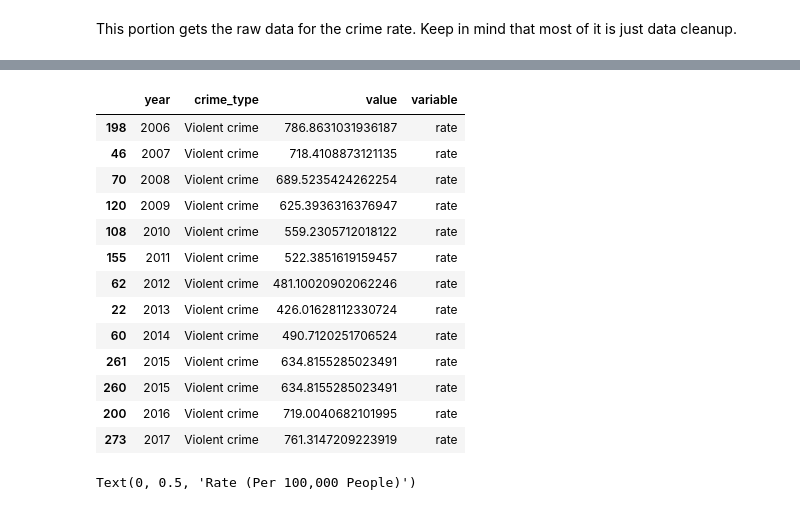
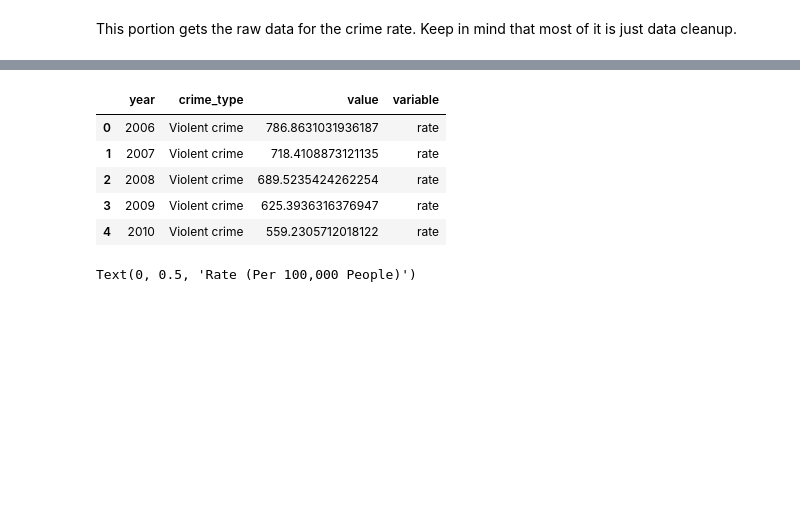
Before and after one commit to MikeAnderson89/National-Crime-Rate-Correlations, a Jupyter notebook: Los Angeles/Los_Angeles_Crime_Rate_Analysis.ipynb, the cells around one changed output, grey strips where cells are left out. Cells and saved outputs as stored; diff of their text form; code cells hidden in the pictures; blank space fills up the shorter version.

```diff
--- a/Los Angeles/Los_Angeles_Crime_Rate_Analysis.ipynb
+++ b/Los Angeles/Los_Angeles_Crime_Rate_Analysis.ipynb
@@ -56,5 +44,6 @@ crime_rate_df
 
 violent_crime_df = crime_rate_df.loc[crime_rate_df['crime_type'] == 'Violent crime']
 
-#violent_crime_df
+violent_crime_df = violent_crime_df.reset_index()
+violent_crime_df.head()
 # %% [output]
@@ -80,22 +61,14 @@ violent_crime_df = crime_rate_df.loc[crime_rate_df['crime_type'] == 'Violent cri
 # %%
 #Getting only the data we need
 violent_crime_df = violent_crime_df[['year','crime_type', 'value', 'variable']]
-#violent_crime_df
+violent_crime_df.head()
 # %% [output]
 |  | year | crime_type | value | variable |
-| 198 | 2006 | Violent crime | 786.8631031936187 | rate |
-| 46 | 2007 | Violent crime | 718.4108873121135 | rate |
-| 70 | 2008 | Violent crime | 689.5235424262254 | rate |
-| 120 | 2009 | Violent crime | 625.3936316376947 | rate |
-| 108 | 2010 | Violent crime | 559.2305712018122 | rate |
-| 155 | 2011 | Violent crime | 522.3851619159457 | rate |
-| 62 | 2012 | Violent crime | 481.10020902062246 | rate |
-| 22 | 2013 | Violent crime | 426.01628112330724 | rate |
-| 60 | 2014 | Violent crime | 490.7120251706524 | rate |
-| 261 | 2015 | Violent crime | 634.8155285023491 | rate |
-| 260 | 2015 | Violent crime | 634.8155285023491 | rate |
-| 200 | 2016 | Violent crime | 719.0040682101995 | rate |
-| 273 | 2017 | Violent crime | 761.3147209223919 | rate |
+| 0 | 2006 | Violent crime | 786.8631031936187 | rate |
+| 1 | 2007 | Violent crime | 718.4108873121135 | rate |
+| 2 | 2008 | Violent crime | 689.5235424262254 | rate |
+| 3 | 2009 | Violent crime | 625.3936316376947 | rate |
+| 4 | 2010 | Violent crime | 559.2305712018122 | rate |
 # %%
 #Converting the correct columns to numbers, not objects
 
```
Also changed, not shown: parts of 2 cells of this notebook.
